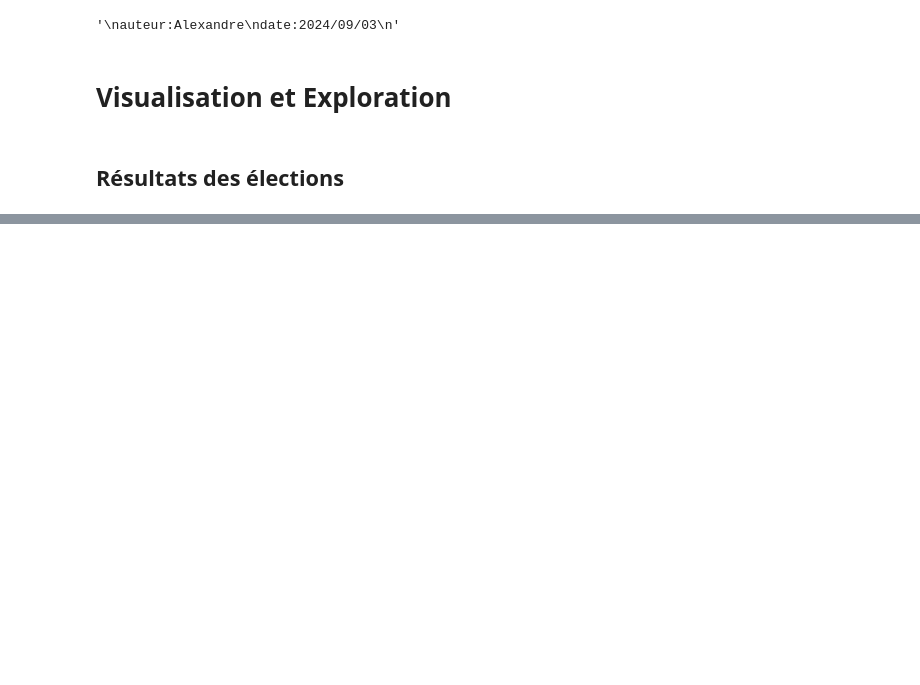
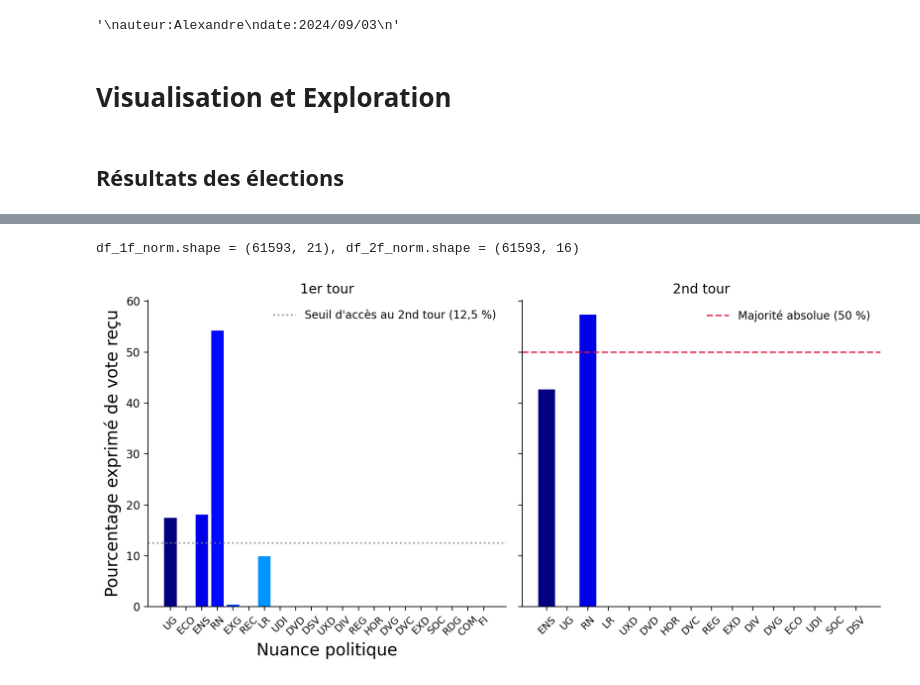
Before and after one commit to alexandre-laine/Pipeline_Elections_Legislatives, a Jupyter notebook: source/B_Visualisation.ipynb, the cells around one changed output, grey strips where cells are left out. Drawn from its saved outputs; the diff is of its cells as text; code cells hidden in the pictures; blank space fills up the shorter version.

```diff
--- a/source/B_Visualisation.ipynb
+++ b/source/B_Visualisation.ipynb
@@ -28,6 +31,81 @@ df_1f_norm = pd.DataFrame((df_1f[df_1f.keys()[:-2]].to_numpy().T / df_1f["Exprim
                            columns=df_1f.keys()[:-2])
 df_2f_norm = pd.DataFrame((df_2f[df_2f.keys()[:-2]].to_numpy().T / df_2f["Exprimés"].to_numpy()).T,
                            columns=df_2f.keys()[:-2])
+print(f"{df_1f_norm.shape = }, {df_2f_norm.shape = }")
+# %% [output]
+df_1f_norm.shape = (61593, 21), df_2f_norm.shape = (61593, 16)
+# %%
+fig, ax = plt.subplots(
+    nrows=1,
+    ncols=2,
+    figsize=(10,5),
+    dpi=200,
+    sharey=True
+)
+
+ax[0].bar(
+    x=df_1f_norm.keys(),
+    height=df_1f_norm.iloc[:1].mean()*100,
+    color=prm.cm_jet(np.linspace(0,1, len(df_1f.keys()))),
+)
+
+ax[1].bar(
+    x=df_2f_norm.keys(),
+    height=df_2f_norm.iloc[:1].mean()*100,
+    color=prm.cm_jet(np.linspace(0,1, len(df_1f.keys())))
+)
+
+ax[0].set_xticks(
+    df_1f_norm.keys(),
+    df_1f_norm.keys(),
+    rotation=45,
+    size=9
+)
+ax[1].set_xticks(
+    df_2f_norm.keys(),
+    df_2f_norm.keys(),
+    rotation=45,
+    size=9
+)
+
+ax[0].set_xlabel("Nuance politique", size=15)
+# ax[0].set_ylabel("Pourcentage moyen de vote reçu")
+ax[0].set_ylabel("Pourcentage exprimé de vote reçu", size=15)
+
+ax[0].set_title("1er tour")
+ax[1].set_title("2nd tour")
+
+ax[0].spines[["top","right"]].set_visible(False)
+ax[1].spines[["top","right"]].set_visible(False)
+
+ax[0].axhline(
+    12.5,
+    color="gray",
+    linestyle=":",
+    linewidth=1.5,
+    alpha=0.8,
+    label="Seuil d'accès au 2nd tour (12,5 %)"
+)
+ax[0].legend(frameon=False, loc="upper right")
+
+ax[1].axhline(
+    50,
+    color="crimson",
+    linestyle="--",
+    linewidth=1.5,
+    alpha=0.8,
+    label="Majorité absolue (50 %)"
+)
+ax[1].legend(frameon=False, loc="upper right")
+
+plt.tight_layout()
+plt.savefig(
+    prm.figures_path / "Distribution_votes_1er_et_2nd_tour.pdf",
+    dpi=200
+)
+plt.show()
+# %% [output]
+[figure, added]
 # %%
 fig, ax = plt.subplots(
     nrows=1,
```
Also changed, not shown: parts of 7 cells of this notebook, 11 other files.
